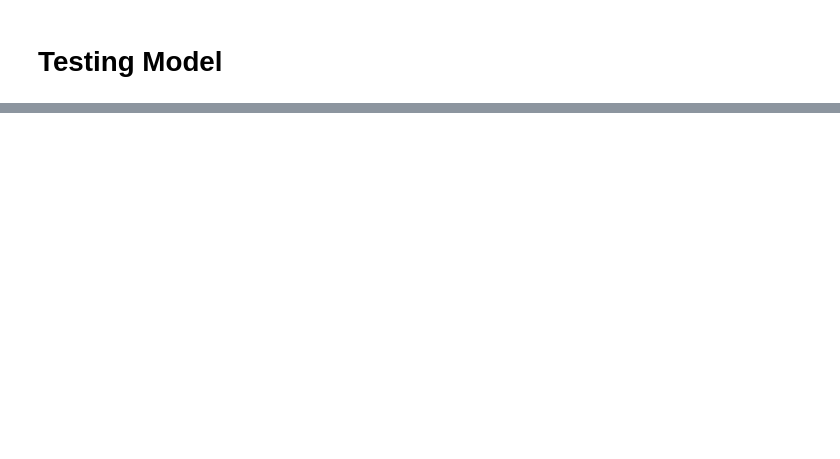
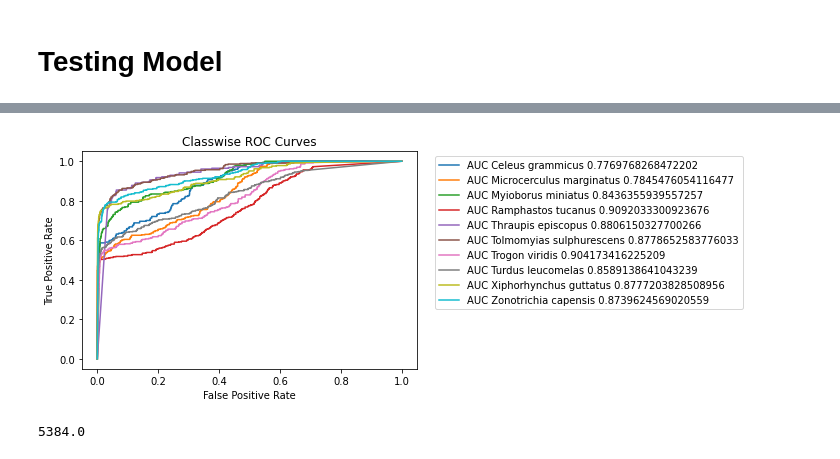
Before and after one commit to UCSD-E4E/passive-acoustic-biodiversity, a Jupyter notebook: BirdNET-Analyzer/BirdNET-Analyzer_Retraining.ipynb, the cells around one changed output, grey strips where cells are left out. Drawn from its saved outputs; the diff is of its cells as text; code cells hidden in the pictures; blank space fills up the shorter version.

```diff
--- a/BirdNET-Analyzer/BirdNET-Analyzer_Retraining.ipynb
+++ b/BirdNET-Analyzer/BirdNET-Analyzer_Retraining.ipynb
@@ -481,7 +627,7 @@ if train:
     alpha = 0.5
     batch_size = 1
     date_str = datetime.now().strftime("%Y%m%d_%H%M%S")
-    data_generator = DataGenerator(X_train, Y_train, batch_size)
+    data_generator = DataGenerator(X_train, Y_train, batch_size, output_size=len(species_of_interests))
 
     micro_callbacks = [
         keras.callbacks.ReduceLROnPlateau(monitor='val_loss', factor=0.2,
@@ -492,7 +638,7 @@ if train:
 
     #validation_data=(X_test, Y_test),
 
-    history = model_extended.fit(data_generator, epochs=10,batch_size=1,workers=6,
+    history = model_extended.fit(data_generator, epochs=4,batch_size=1,workers=6,
                                   #validation_data=(X_test, Y_test), class_weight={0: alpha, 1: 1-alpha},callbacks=micro_callbacks,
                                    verbose=2)
 
@@ -545,15 +745,4 @@ class ValidDataset(keras.utils.Sequence):
         self.counter = 0
 # if train:
 # %%
-validate_dataset = ValidDataset(X_train, Y_train, batch_size)
+validate_dataset = ValidDataset(X_test, Y_test, 1, output_size=11)
-# %%
-predictions = model_extended.predict(
-    validate_dataset.__getitem__(0)[0],
-    batch_size=None,
-    verbose='1',
-    steps=None,
-    callbacks=None,
-    max_queue_size=10,
-    workers=6,
-    use_multiprocessing=False
-)
@@ -589,6 +774,6 @@ for i in range(len(validate_dataset)):
     scores_df = scores_df.append(pd.DataFrame(predictions))
     label_df = label_df.append(pd.DataFrame(validate_dataset.__getitem__(i)[1].numpy()))
 
-preds_df.columns = species_of_interests
-scores_df.columns = species_of_interests
-label_df.columns = species_of_interests
+preds_df.columns = np.append(species_of_interests, -1)
+scores_df.columns = np.append(species_of_interests, -1)
+label_df.columns = np.append(species_of_interests, -1)
@@ -605,12 +853,21 @@ print(classification_report(label_df, preds_df))
 # %%
 import matplotlib.pyplot as plt
 for species in species_of_interests:
-    fpr, tpr, thresh = roc_curve(label_df[species],  scores_df[species])
-    auc = roc_auc_score(label_df[species],  preds_df[species])
-    plt.plot(fpr,tpr,label="AUC " + species + " "+str(auc))
+    try:
+        fpr, tpr, thresh = roc_curve(label_df[species],  scores_df[species])
+        auc = roc_auc_score(label_df[species],  preds_df[species])
+        plt.plot(fpr,tpr,label="AUC " + species + " "+str(auc))
+    except:
+        continue
 
 plt.title('Classwise ROC Curves')
 plt.ylabel('True Positive Rate')
 plt.xlabel('False Positive Rate')
 plt.legend(bbox_to_anchor=(1.04,1), loc="upper left")
 plt.show()
+# %% [output]
+[figure, added]
+# %%
+sum(preds_df.apply(lambda x: sum(x), axis=1))
+# %% [output]
+5384.0
```
Also changed, not shown: parts of 45 cells of this notebook, 13 other files.
